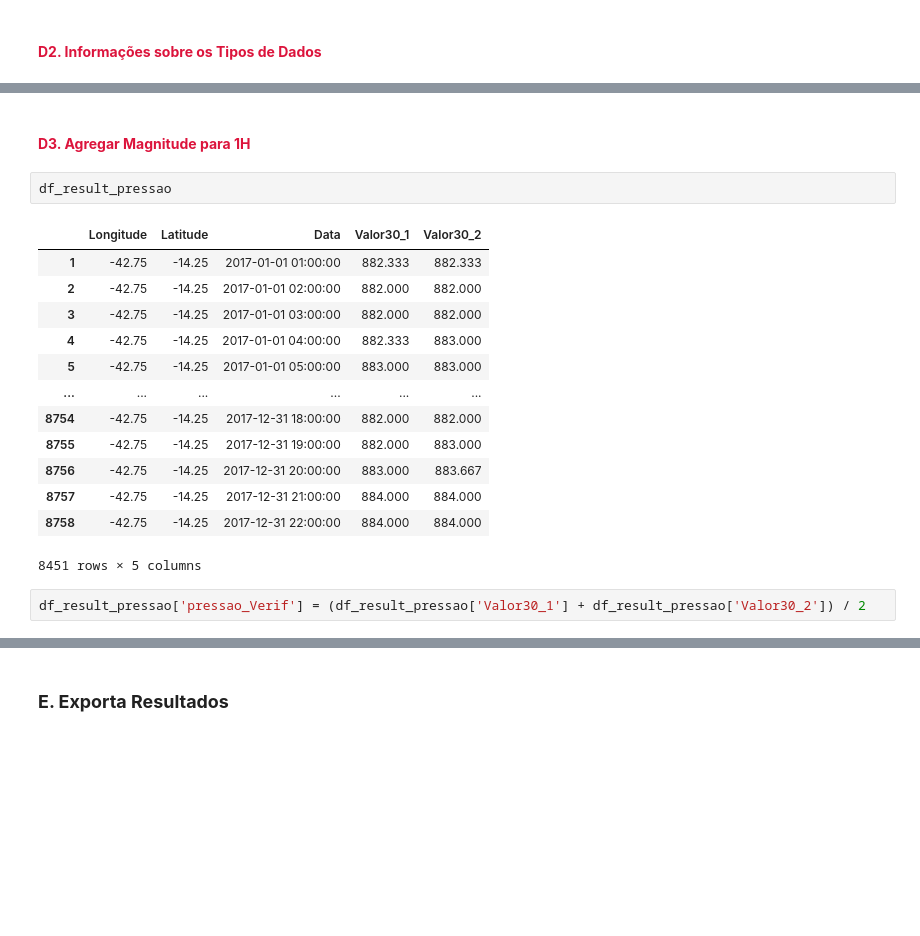
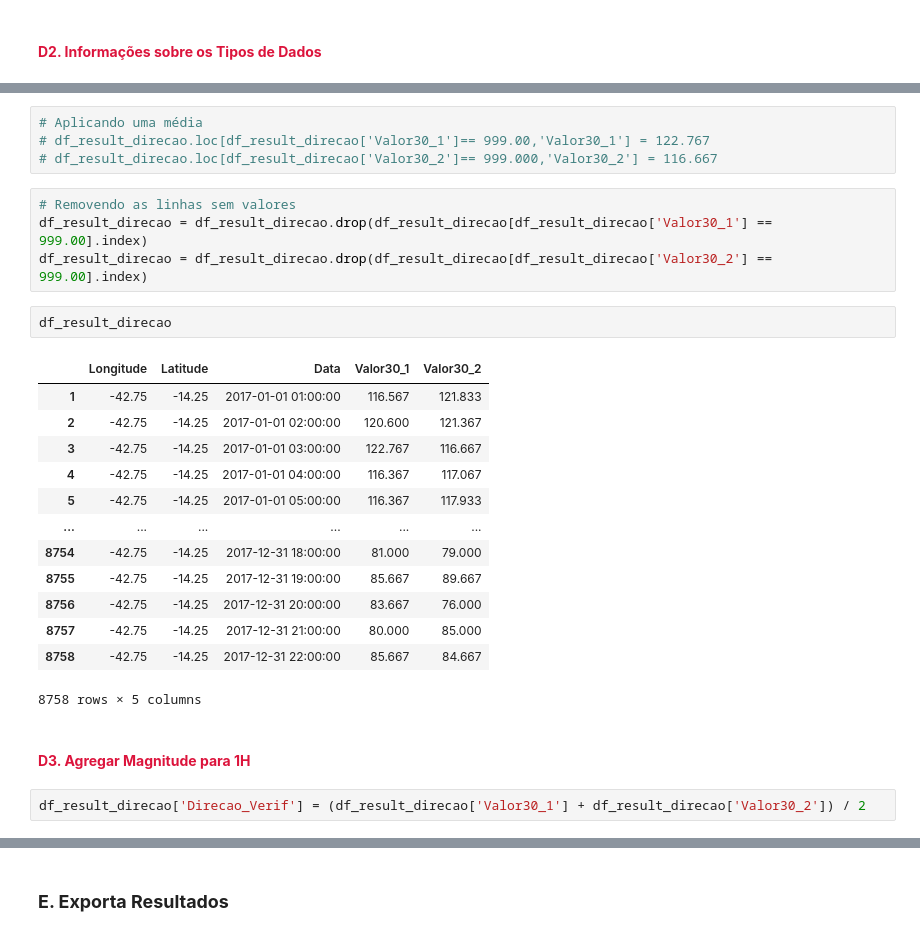
Before and after one commit to sergioopereira/AI, a Jupyter notebook: mod4_redes_neurais/Code/NovoDataPrep/01_DirecaoVerificada_v1.ipynb, the cells around one changed output, grey strips where cells are left out. Cells and saved outputs as stored; diff of their text form; blank space fills up the shorter version.

```diff
--- a/mod4_redes_neurais/Code/NovoDataPrep/01_DirecaoVerificada_v1.ipynb
+++ b/mod4_redes_neurais/Code/NovoDataPrep/01_DirecaoVerificada_v1.ipynb
@@ -135,20 +134,28 @@ df_result_pressao = df_result_pressao.drop(df_result_pressao[df_result_pressao['
+# %%
+# Aplicando uma média
+# df_result_direcao.loc[df_result_direcao['Valor30_1']== 999.00,'Valor30_1'] = 122.767
+# df_result_direcao.loc[df_result_direcao['Valor30_2']== 999.000,'Valor30_2'] = 116.667
+# %%
+# Removendo as linhas sem valores
+df_result_direcao = df_result_direcao.drop(df_result_direcao[df_result_direcao['Valor30_1'] == 999.00].index)
+df_result_direcao = df_result_direcao.drop(df_result_direcao[df_result_direcao['Valor30_2'] == 999.00].index)
+# %%
+df_result_direcao
+# %% [output]
+|  | Longitude | Latitude | Data | Valor30_1 | Valor30_2 |
+| 1 | -42.75 | -14.25 | 2017-01-01 01:00:00 | 116.567 | 121.833 |
+| 2 | -42.75 | -14.25 | 2017-01-01 02:00:00 | 120.600 | 121.367 |
+| 3 | -42.75 | -14.25 | 2017-01-01 03:00:00 | 122.767 | 116.667 |
+| 4 | -42.75 | -14.25 | 2017-01-01 04:00:00 | 116.367 | 117.067 |
+| 5 | -42.75 | -14.25 | 2017-01-01 05:00:00 | 116.367 | 117.933 |
+| ... | ... | ... | ... | ... | ... |
+| 8754 | -42.75 | -14.25 | 2017-12-31 18:00:00 | 81.000 | 79.000 |
+| 8755 | -42.75 | -14.25 | 2017-12-31 19:00:00 | 85.667 | 89.667 |
+| 8756 | -42.75 | -14.25 | 2017-12-31 20:00:00 | 83.667 | 76.000 |
+| 8757 | -42.75 | -14.25 | 2017-12-31 21:00:00 | 80.000 | 85.000 |
+| 8758 | -42.75 | -14.25 | 2017-12-31 22:00:00 | 85.667 | 84.667 |
+8758 rows × 5 columns
 # %% [markdown]
 #### <span style="color:#DC143C"> **D3. Agregar Magnitude para 1H**
-# %%
-df_result_pressao
-# %% [output]
-|  | Longitude | Latitude | Data | Valor30_1 | Valor30_2 |
-| 1 | -42.75 | -14.25 | 2017-01-01 01:00:00 | 882.333 | 882.333 |
-| 2 | -42.75 | -14.25 | 2017-01-01 02:00:00 | 882.000 | 882.000 |
-| 3 | -42.75 | -14.25 | 2017-01-01 03:00:00 | 882.000 | 882.000 |
-| 4 | -42.75 | -14.25 | 2017-01-01 04:00:00 | 882.333 | 883.000 |
-| 5 | -42.75 | -14.25 | 2017-01-01 05:00:00 | 883.000 | 883.000 |
-| ... | ... | ... | ... | ... | ... |
-| 8754 | -42.75 | -14.25 | 2017-12-31 18:00:00 | 882.000 | 882.000 |
-| 8755 | -42.75 | -14.25 | 2017-12-31 19:00:00 | 882.000 | 883.000 |
-| 8756 | -42.75 | -14.25 | 2017-12-31 20:00:00 | 883.000 | 883.667 |
-| 8757 | -42.75 | -14.25 | 2017-12-31 21:00:00 | 884.000 | 884.000 |
-| 8758 | -42.75 | -14.25 | 2017-12-31 22:00:00 | 884.000 | 884.000 |
-8451 rows × 5 columns
-# %%
-df_result_pressao['pressao_Verif'] = (df_result_pressao['Valor30_1'] + df_result_pressao['Valor30_2']) / 2
+# %%
+df_result_direcao['Direcao_Verif'] = (df_result_direcao['Valor30_1'] + df_result_direcao['Valor30_2']) / 2
```
Also changed, not shown: parts of 28 cells of this notebook.
